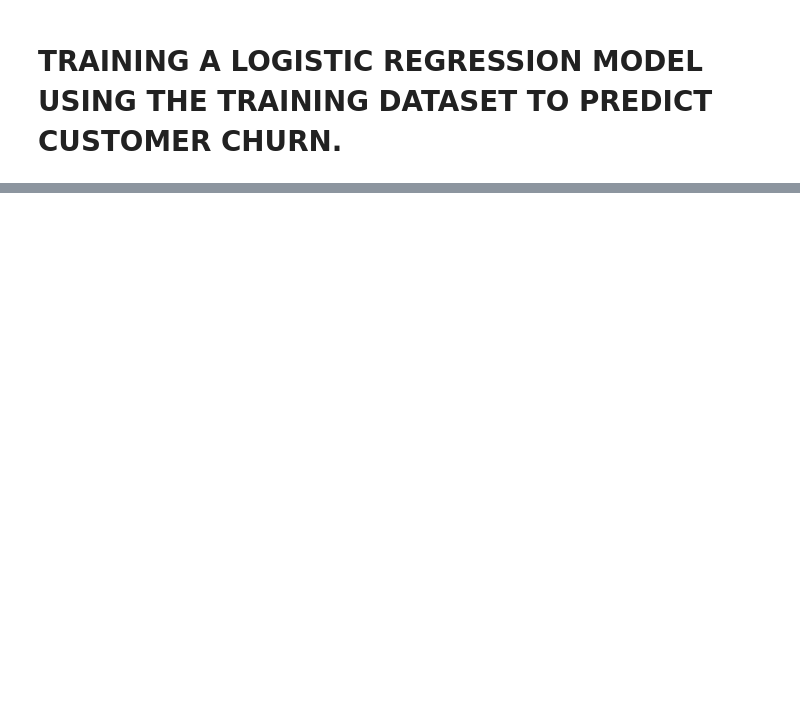
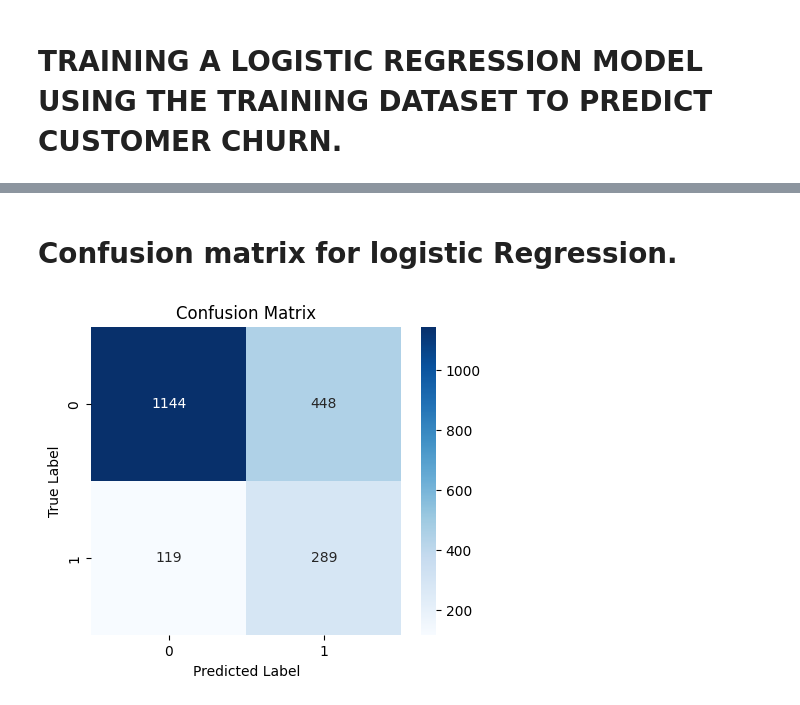
Before and after one commit to ChaitanyaNagolu/project2, a Jupyter notebook: Ml_project_ipynb.ipynb, the cells around one changed output, grey strips where cells are left out. Drawn from its saved outputs; the diff is of its cells as text; code cells hidden in the pictures; blank space fills up the shorter version.

```diff
--- a/Ml_project_ipynb.ipynb
+++ b/Ml_project_ipynb.ipynb
@@ -510,0 +260,15 @@ Standard Deviation: 0.0031
+# %%
+!pip install imbalanced-learn
+from imblearn.combine import SMOTETomek
+from sklearn.model_selection import train_test_split
+
+# Assuming 'df' is your dataset and 'target' is the target column
+x = df.drop(columns=['Exited'])  # Features
+y = df['Exited']  # Target variable
+
+# Splitting into train and test sets
+x_train, x_test, y_train, y_test = train_test_split(x, y, test_size=0.2, random_state=42, stratify=y)
+
+# Applying SMOTETomek
+smote_tomek = SMOTETomek(random_state=42)
+x1,y1 = smote_tomek.fit_resample(x_train, y_train)
@@ -510,0 +285,16 @@ Standard Deviation: 0.0031
+# %%
+from sklearn.linear_model import LogisticRegression
+from sklearn.metrics import accuracy_score, classification_report
+
+model = LogisticRegression(random_state=42, max_iter=1000)
+model.fit(x1, y1)
+
+# Make predictions on the test set
+y_pred = model.predict(x_test)
+
+# Evaluate model performance
+accuracy = accuracy_score(y_test, y_pred)
+report = classification_report(y_test, y_pred)
+
+print(f'Accuracy: {accuracy:.4f}')
+print('Classification Report:\n', report)
@@ -510,0 +314,17 @@ Standard Deviation: 0.0031
+# %% [markdown]
+# Confusion matrix for logistic Regression.
+# %%
+from sklearn.metrics import confusion_matrix
+
+# Compute confusion matrix
+cm = confusion_matrix(y_test, y_pred)
+
+# Plot confusion matrix
+plt.figure(figsize=(5,4))
+sns.heatmap(cm, annot=True, fmt="d", cmap="Blues", xticklabels=[0,1], yticklabels=[0,1])
+plt.xlabel("Predicted Label")
+plt.ylabel("True Label")
+plt.title("Confusion Matrix")
+plt.show()
+# %% [output]
+[figure, added]
```
Also changed, not shown: parts of 77 cells of this notebook.
